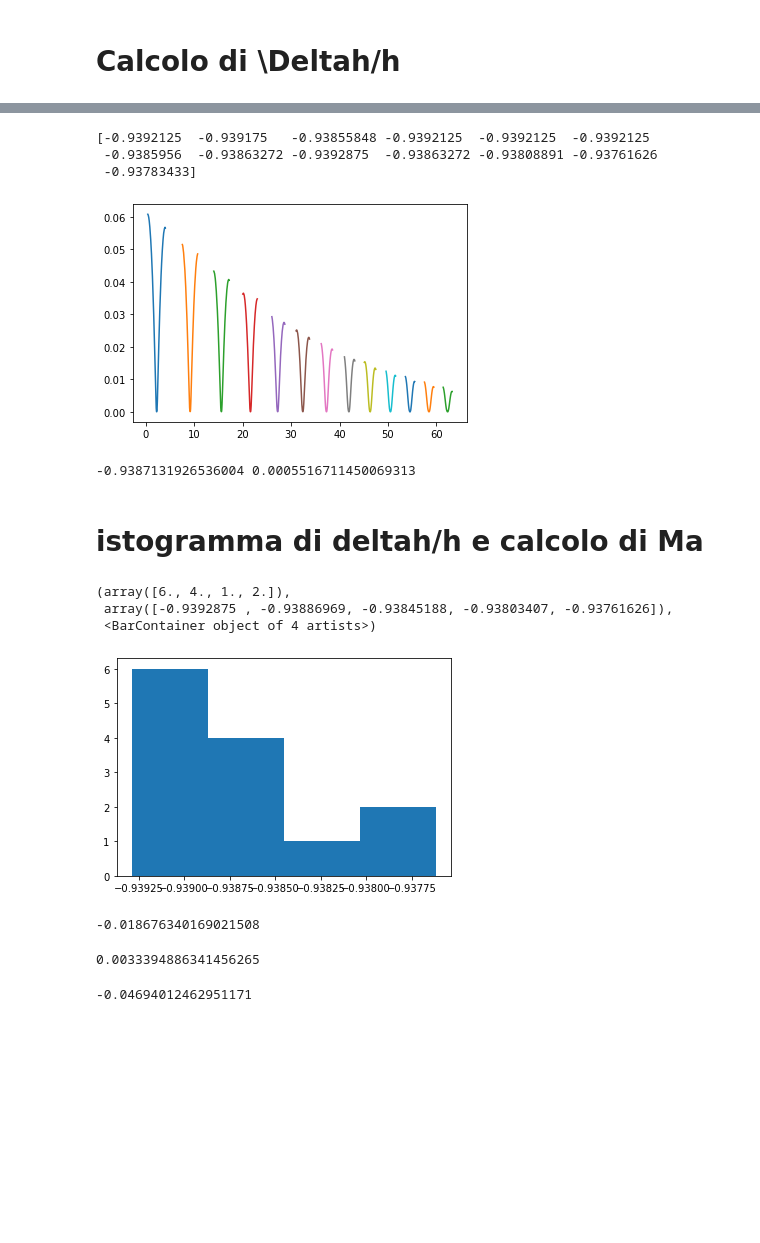
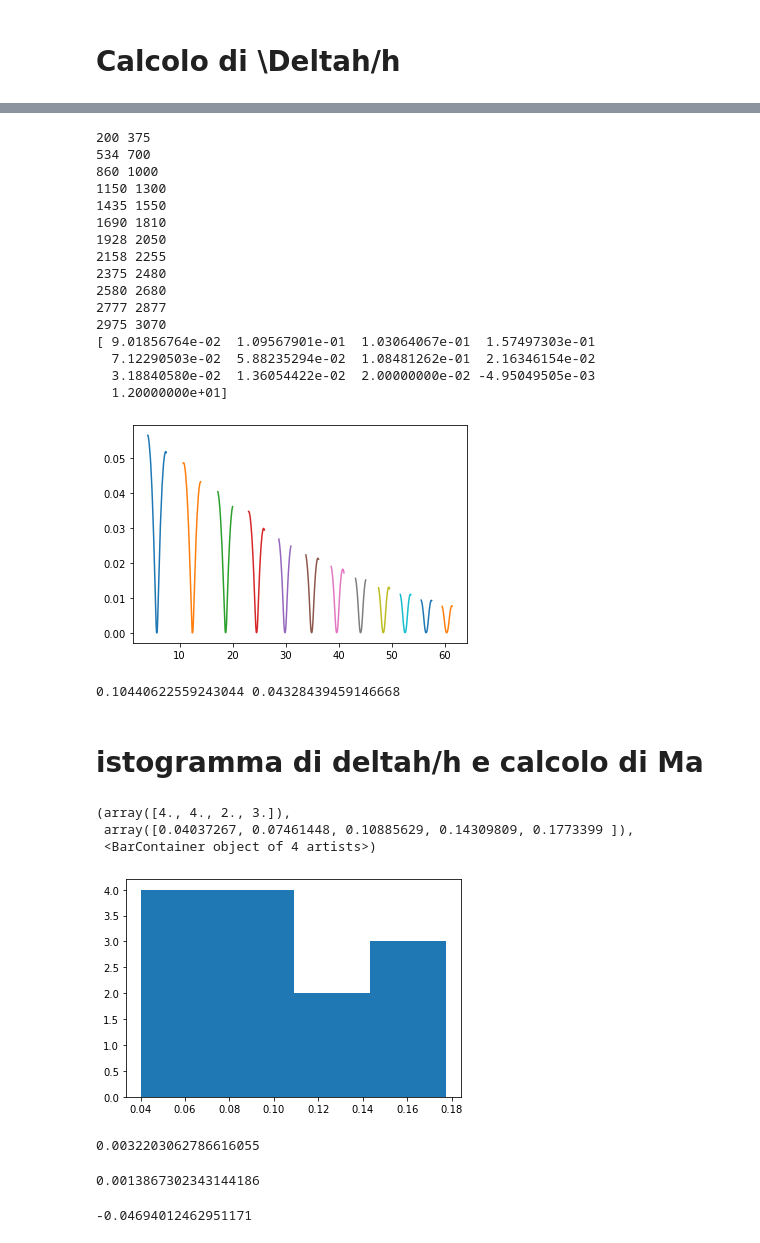
Before and after one commit to unTipicoCapodoglio/prova5, a Jupyter notebook: analisi5d.ipynb, the cells around one changed output, grey strips where cells are left out. Saved outputs shown, nothing was run; the diff lists cells and outputs as text; code cells hidden in the pictures; blank space fills up the shorter version.

```diff
--- a/analisi5d.ipynb
+++ b/analisi5d.ipynb
@@ -24,15 +24,3 @@ print(CUT)
 (array([  18,  534,  539,  700,  854, 1922, 2775, 3161], dtype=int64),)
 # %% [markdown]
 # Calcolo di \Deltah/h
-# %%
-cut=np.array([  18,  200, 375, 534 ,  700,  860, 1000, 1150, 1300, 1435, 1550,1690, 1810, 1928, 2050 ,2158, 2255, 2375,2480, 2580 ,2680, 2777,2877,2975,3070,3164])
-delta_H=np.arange(30.0)
-for i in range(cut.size-1):
-
-    H_=H[cut[i]:cut[i+1]]
-    t_=t[cut[i]:cut[i+1]]
-    delta_H[i]=(H[i]- H[i+1]/ H[i])
-    (delta_H[i])
-    plt.plot(t_,H_)
-
-print(delta_H)
@@ -45,0 +27,12 @@ print(delta_H)
+# %%
+cut=np.array([  18,  200, 375, 534 ,  700,  860, 1000, 1150, 1300, 1435, 1550,1690, 1810, 1928, 2050 ,2158, 2255, 2375,2480, 2580 ,2680, 2777,2877,2975,3070,3164])
+delta_H=np.arange(25.0)
+for i in range(cut.size-1):
+
+    H_=H[cut[i]:cut[i+1]]
+    t_=t[cut[i]:cut[i+1]]
+    delta_H[i]=(H[cut[i]]- H[cut[i+1]])/ H[cut[i]]
+    (delta_H[i])
+    plt.plot(t_,H_)
+
+print(delta_H)
@@ -46,24 +48,40 @@ print(delta_H)
 # %%
 cut=np.array([  18,  200, 375, 534 ,  700,  860, 1000, 1150, 1300, 1435, 1550,1690, 1810, 1928, 2050 ,2158, 2255, 2375,2480, 2580 ,2680, 2777,2877,2975,3070,3164])
 delta_H=np.arange(13.0)
 for i in range(int(cut.size/2)):
 
     H_=H[cut[2*i]:cut[2*i+1]]
     t_=t[cut[2*i]:cut[2*i+1]]
-    delta_H[i]=(H[2*i]- H[2*i+1]/ H[2*i])
     plt.plot(t_,H_)
+for i in range(int(cut.size/2)):
+    delta_H[i]=(H[cut[2*i]]-H[cut[2*i+1]])/H[cut[2*i]]
+    print(cut[2*i],cut[2*i+1])
+
 print(delta_H)
 # %% [output]
-[-0.9392125  -0.939175   -0.93855848 -0.9392125  -0.9392125  -0.9392125
- -0.9385956  -0.93863272 -0.9392875  -0.93863272 -0.93808891 -0.93761626
- -0.93783433]
+200 375
+534 700
+860 1000
+1150 1300
+1435 1550
+1690 1810
+1928 2050
+2158 2255
+2375 2480
+2580 2680
+2777 2877
+2975 3070
+[ 9.01856764e-02  1.09567901e-01  1.03064067e-01  1.57497303e-01
+  7.12290503e-02  5.88235294e-02  1.08481262e-01  2.16346154e-02
+  3.18840580e-02  1.36054422e-02  2.00000000e-02 -4.95049505e-03
+  1.20000000e+01]
-[figure, old version]
+[figure, new version]
 # %%
 delta=np.mean(delta_H)
 std=np.std(delta_H)
 print(delta,std)
 # %% [output]
--0.9387131926536004 0.0005516711450069313
+0.10440622559243044 0.04328439459146668
 # %% [markdown]
 # istogramma di deltah/h e calcolo di Ma
 # %%
@@ -72,10 +90,10 @@ interval_bins=delta_H.max()-delta_H.min()
 nbins=int(interval_bins/binsize+1)
 plt.hist(delta_H,nbins)
 # %% [output]
-(array([6., 4., 1., 2.]),
- array([-0.9392875 , -0.93886969, -0.93845188, -0.93803407, -0.93761626]),
+(array([4., 4., 2., 3.]),
+ array([0.04037267, 0.07461448, 0.10885629, 0.14309809, 0.1773399 ]),
  <BarContainer object of 4 artists>)
-[figure, old version]
+[figure, new version]
 # %%
 r=0.01066
 m=0.5593
@@ -83,15 +101,15 @@ g=9.8065
 M_a1=(m*g*r*delta)/(2-delta)
 M_a1
 # %% [output]
--0.018676340169021508
+0.0032203062786616055
-# %%
-ris=0.0000005
-sigma_m=0.1
-sigma_r=0.000022
-sigma_M=(((g*r*delta*sigma_m)/(2-delta))**2 + ((m*g*delta*sigma_r)/(2-delta))**2 + ((2*std*m*g*r*(1-delta))/(2-delta)**2)**2)**0.5
-sigma_M
-# %% [output]
-0.0033394886341456265
+# %%
+ris=0.0000005
+sigma_m=0.1
+sigma_r=0.000022
+sigma_M=(((g*r*delta*sigma_m)/(2-delta))**2 + ((m*g*delta*sigma_r)/(2-delta))**2 + ((2*std*m*g*r*(1-delta))/(2-delta)**2)**2)**0.5
+sigma_M
+# %% [output]
+0.0013867302343144186
 # %%
 B = 2.9728
 m_b = 0.0535167
```
Also changed, not shown: parts of 3 cells of this notebook.
